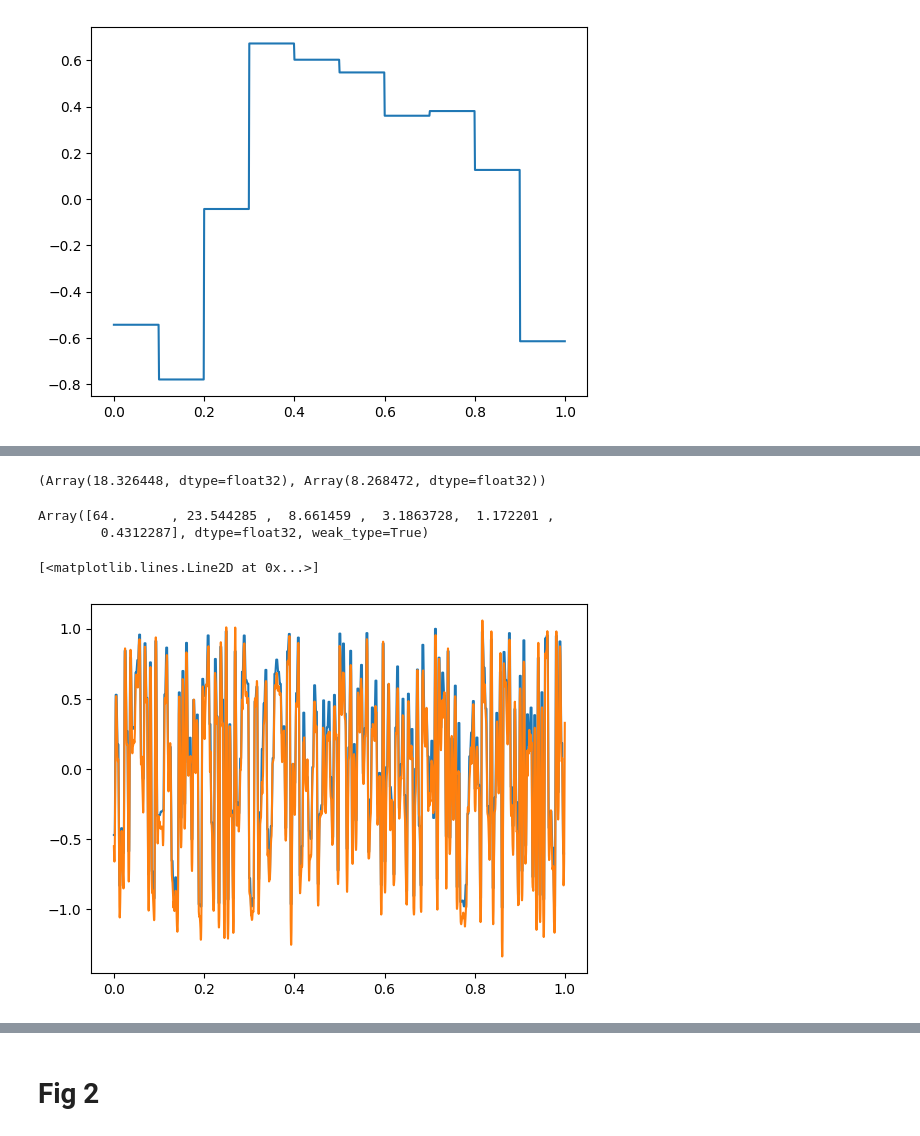
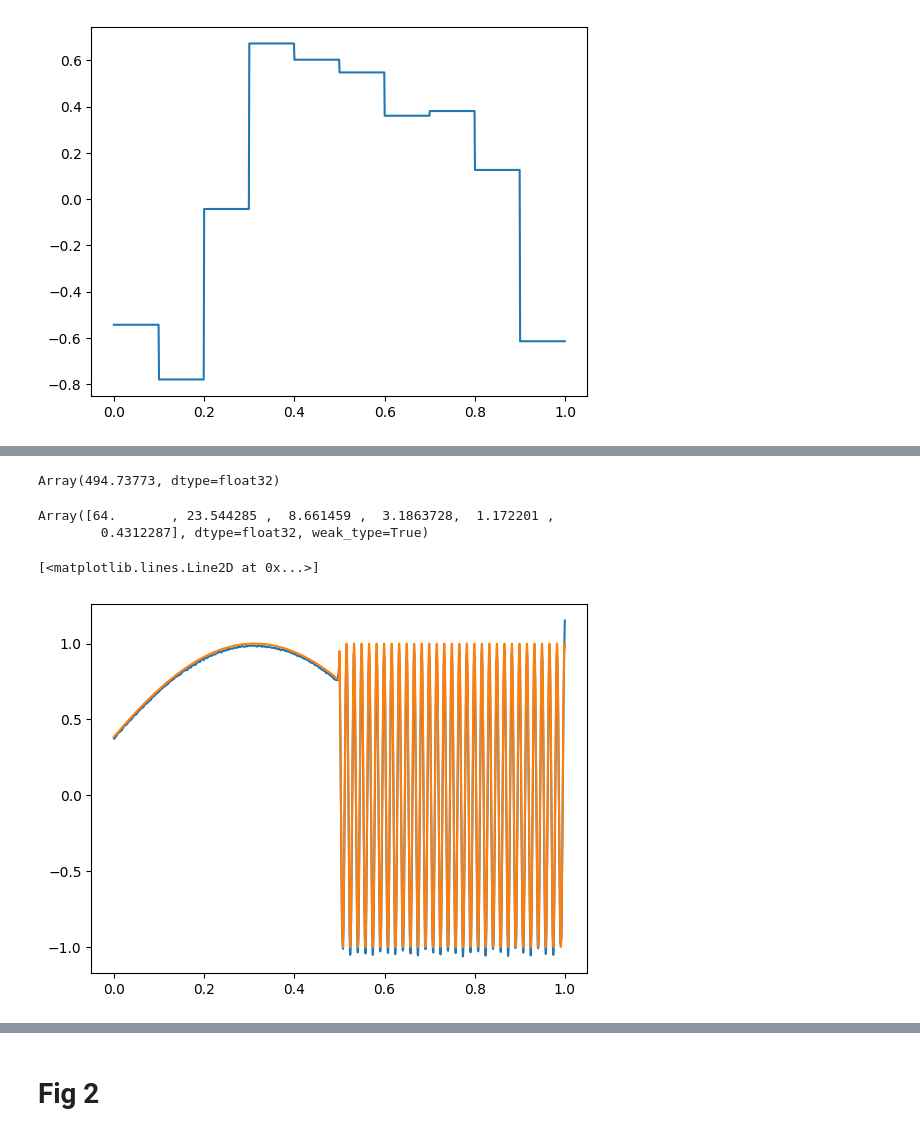
Before and after one commit to MundVetter/fourier-feature-networks, a Jupyter notebook: Experiments/1d_regression.ipynb, the cells around one changed output, grey strips where cells are left out. Saved outputs shown, nothing was run; the diff lists cells and outputs as text; code cells hidden in the pictures.

```diff
--- a/Experiments/1d_regression.ipynb
+++ b/Experiments/1d_regression.ipynb
@@ -230,10 +230,12 @@ s = np.concatenate([s, s2])
 
 # Kernels
 # bvals = np.float32(np.arange(1, N//2+1))
-g = 10
-bvals = 1/((1/(50))*g**np.arange(0, 3))
+# g = 10
+# bvals = 1/((1/(50))*g**np.arange(0, 3))
+bvals = progression(4, 50/2.6603373602556437)
+# bvals = progression(6, 500/2.818203040529665)
 # bvals = 1/((1/(12))*g**np.arange(0, 9))
-# high_freq = np.abs(random.normal(rand_key, [1024]) * 10)
+# bvals = np.abs(random.normal(rand_key, [128]) * 10)
 # print(bvals)
 
 ab_dict = {}
@@ -272,8 +256,12 @@ outputs = {k : train_model(rand_key, network_size, learning_rate, sgd_iters,
+# %%
+rand_key = random.PRNGKey(0)
+bvals = np.abs(random.normal(rand_key, [128]) * 200)
+bvals.max()
+# %% [output]
+Array(494.73773, dtype=float32)
 # %%
 outputs['$p = 0$'][2][-1], outputs['$p = 0$'][3][-1]
 # outputs['No mapping'][2][-1], outputs['No mapping'][3][-1]
-# %% [output]
-(Array(18.326448, dtype=float32), Array(8.268472, dtype=float32))
 # %%
 bvals
 # %% [output]
@@ -282,18 +270,18 @@ Array([64.       , 23.544285 ,  8.661459 ,  3.1863728,  1.172201 ,
 # %%
 # run_model = jit(lambda params, ab, x: np.squeeze(apply_fn(params, input_encoder(x, *ab))))
 p = 0
 res2 = outputs[f'$p = {p}$'][1](outputs[f'$p = {p}$'][0], input_encoder(x_test, *ab_dict[f'$p = {p}$']))
 # res = outputs['No mapping'][1](outputs['No mapping'][0], x_test[...,None] - .5)
 
 # len(x_test)
-plt.plot(x_train, s[::M])
+# plt.plot(x_train, s[::M])
 # s[::M]
 plt.plot(x_test, res2)
-# plt.plot(x_test, res)x
-# plt.plot(x_test, s)
+# plt.plot(x_test, res)
+plt.plot(x_test, s)
 # %% [output]
 [<matplotlib.lines.Line2D at 0x...>]
-[figure, old version]
+[figure, new version]
 # %%
 def progression(m, max = 50):
     omega = np.arange(m) / (m - 1)
```
Also changed, not shown: parts of 8 cells of this notebook, 15 other files.
